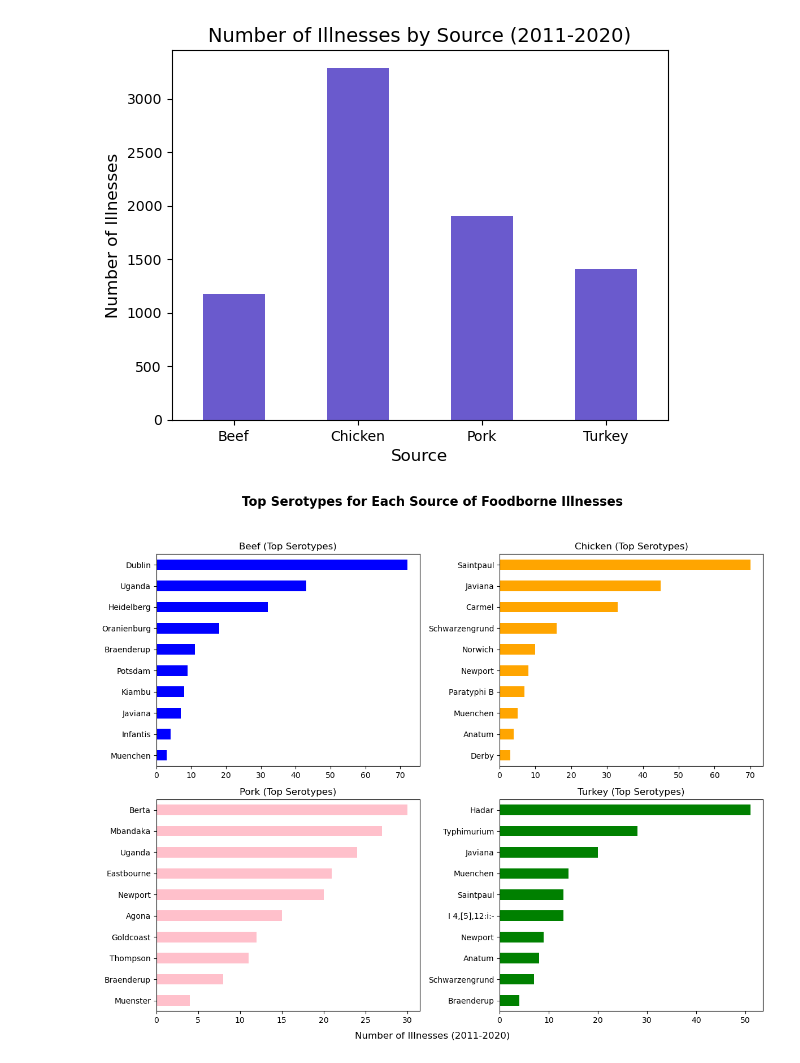
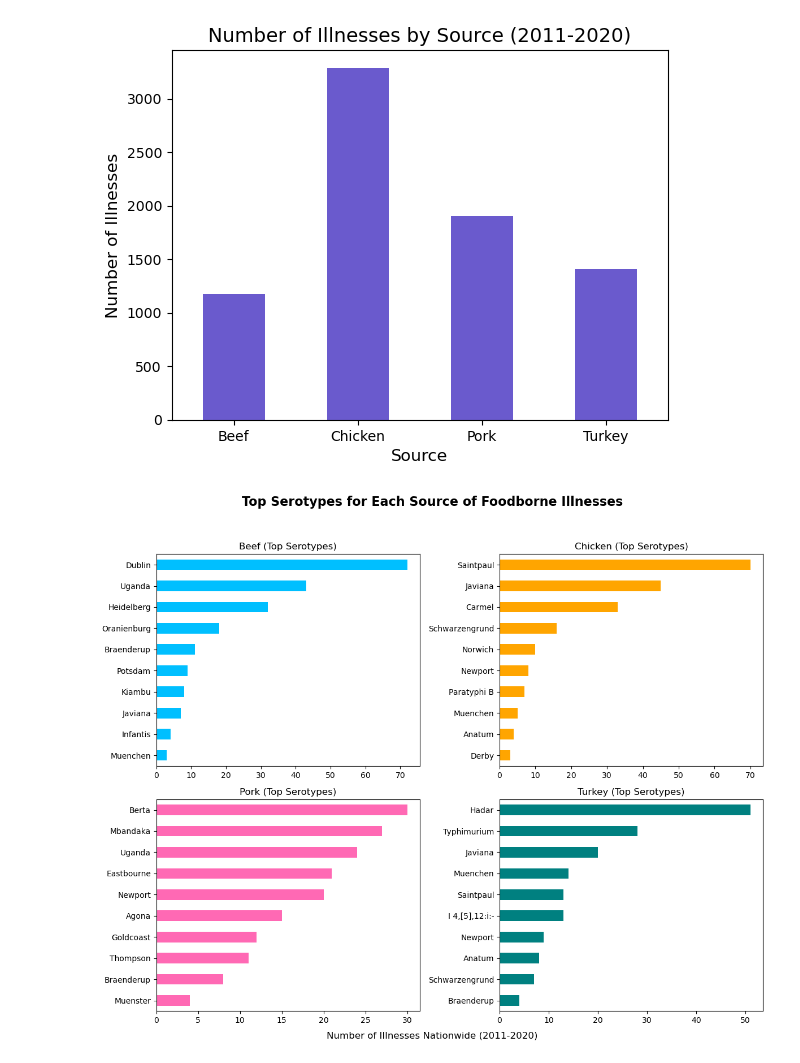
Before and after one commit to NikkiLa1/DS-5610-EDA-Final, a Jupyter notebook: EDA Code.ipynb, the cells around one changed output. Cells and saved outputs as stored; diff of their text form; code cells hidden in the pictures.

```diff
--- a/EDA Code.ipynb
+++ b/EDA Code.ipynb
@@ -453,39 +455,39 @@ n_sources = len(sources)
 
 # define color map for each source
 color_map = {
-    'Beef': 'blue',
-    'Turkey': 'green',
+    'Beef': 'deepskyblue',
+    'Turkey': 'teal',
     'Chicken': 'orange',
-    'Pork': 'pink'
+    'Pork': 'hotpink'
 }
 
 # Step 2: Create subplots
 fig, axes = plt.subplots(2, 2, figsize=(12, 10))
 axes = axes.flatten()  # Flatten the 2x2 array for easier indexing
 
 # Step 3: Plot each source
 for i, source in enumerate(sources):
     # Filter data for the current source
     source_df = serotype_df[serotype_df['source'] == source].copy()
     source_df = source_df.sort_values('No_of_illnesses', ascending=True)
 
     # Plot the top 10 serotypes
     ax = axes[i]
     source_df.head(10).plot.barh(x='serotype', y='No_of_illnesses', ax=ax, legend=False, color=color_map[source])
     ax.set_title(f'{source} (Top Serotypes)')
     ax.set_ylabel('')
 
 # Step 4: Turn off unused subplots if there are fewer than 4 sources
 for j in range(n_sources, len(axes)):
     fig.delaxes(axes[j])
 
 # Step 5: Add overarching labels and title
 fig.suptitle('Top Serotypes for Each Source of Foodborne Illnesses', fontsize=16, weight='bold')  # Add a figure title
-fig.text(0.5, 0.02, 'Number of Illnesses (2011-2020)', ha='center', fontsize=12)  # X-axis label for the whole figure
+fig.text(0.5, 0.02, 'Number of Illnesses Nationwide (2011-2020)', ha='center', fontsize=12)  # X-axis label for the whole figure
 # fig.text(0.01, 0.5, 'Serotype', va='center', rotation='vertical', fontsize=12)  # Y-axis label for the whole figure
 
 # Adjust layout
 plt.tight_layout(rect=[0, 0.03, 1, 0.95])  # Adjust the layout to leave space for the title and labels
 plt.show()
 # %% [output]
-[figure, old version]
+[figure, new version]
```
Also changed, not shown: parts of 6 cells of this notebook.
